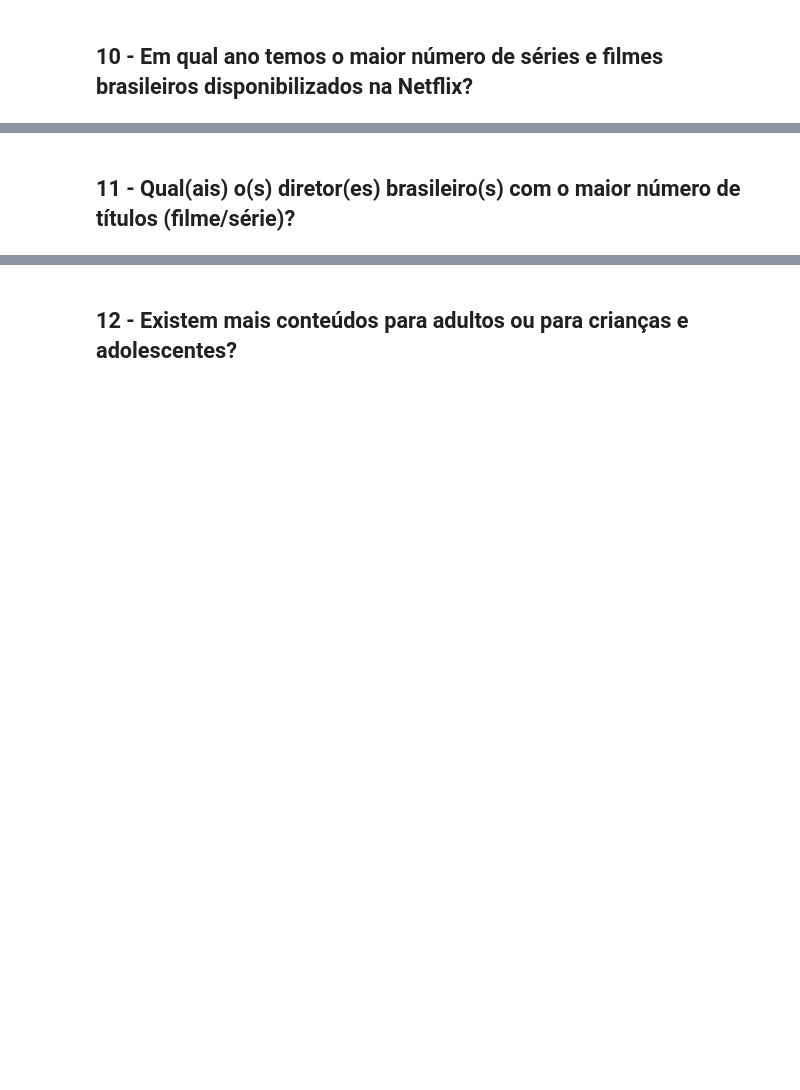
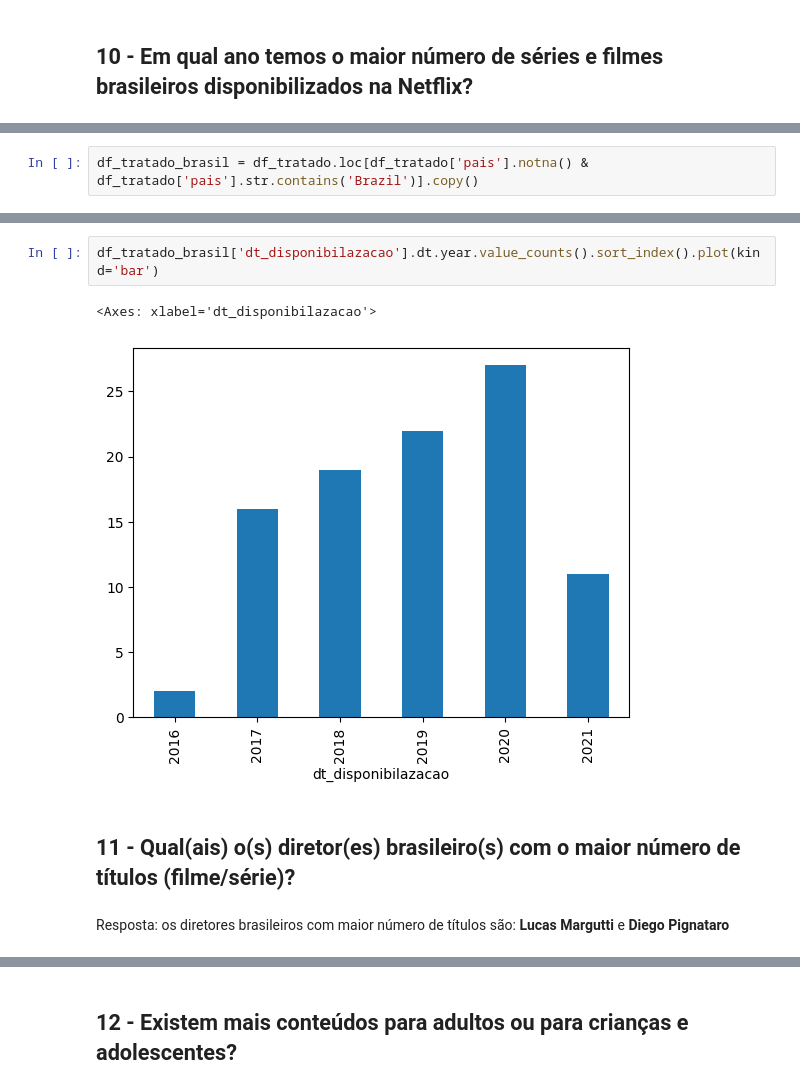
Before and after one commit to luizsho/analise_netflix, a Jupyter notebook: analise_netflix.ipynb, the cells around one changed output, grey strips where cells are left out. Saved outputs shown, nothing was run; the diff lists cells and outputs as text; blank space fills up the shorter version.

```diff
--- a/analise_netflix.ipynb
+++ b/analise_netflix.ipynb
@@ -455,0 +493,2 @@ round(df_tratado_movie['duracao_min'].mean(),2)
+# %%
+df_tratado_brasil = df_tratado.loc[df_tratado['pais'].notna() & df_tratado['pais'].str.contains('Brazil')].copy()
@@ -456,2 +504,9 @@ round(df_tratado_movie['duracao_min'].mean(),2)
+# %%
+df_tratado_brasil['dt_disponibilazacao'].dt.year.value_counts().sort_index().plot(kind='bar')
+# %% [output]
+<Axes: xlabel='dt_disponibilazacao'>
+[figure, added]
 # %% [markdown]
 ## 11 - Qual(ais) o(s) diretor(es) brasileiro(s) com o maior número de títulos (filme/série)?
+# %% [markdown]
+Resposta: os diretores brasileiros com maior número de títulos são: **Lucas Margutti** e **Diego Pignataro**
```
Also changed, not shown: parts of 16 cells of this notebook.
